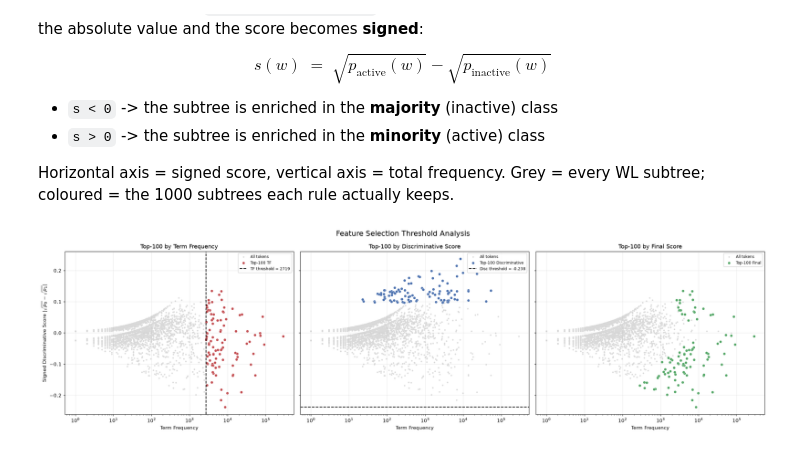
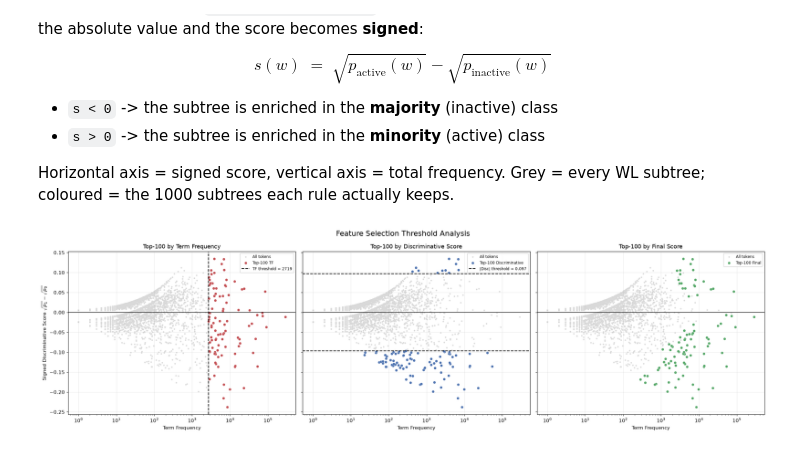
Before and after one commit to nimendra-ag/sparsegraphs_results, a Jupyter notebook: WL_design_decisions.ipynb, the cells around one changed output. Saved outputs shown, nothing was run; the diff lists cells and outputs as text; code cells hidden in the pictures.

Commit message:
class dominand trimming rule comparison image done

```diff
--- a/WL_design_decisions.ipynb
+++ b/WL_design_decisions.ipynb
@@ -433,9 +433,11 @@ ax.axvline(
     label=f"TF threshold = {tf_threshold}"
 )
 
+ax.axhline(0, color="black", linewidth=1)  # class boundary
+
 ax.set_xscale("log")
 ax.set_xlabel("Term Frequency")
-ax.set_ylabel(r"Signed Discriminative Score $|\sqrt{p_0}-\sqrt{p_1}|$")
+ax.set_ylabel(r"Signed Discriminative Score $\sqrt{p_1}-\sqrt{p_0}$")
 ax.set_title("Top-100 by Term Frequency")
 ax.legend(fontsize=8)
 
@@ -456,7 +458,7 @@ top_disc = stats.nlargest(100, "disc")
 
 ax.scatter(
     top_disc.tf,
-    top_disc.disc,
+    top_disc.signed_disc,          # signed y, so +/- both appear
     s=28,
     c="#4C72B0",
     edgecolors="white",
@@ -464,16 +466,20 @@ ax.scatter(
     label="Top-100 Discriminative"
 )
 
-# Discriminative threshold
-disc_threshold = top_disc.signed_disc.min()
+# Discriminative threshold: selecting by |score| gives two symmetric bands
+disc_threshold = top_disc.signed_disc.abs().min()
 
 ax.axhline(
     disc_threshold,
     linestyle="--",
     linewidth=1.5,
     color="black",
-    label=f"Disc threshold = {disc_threshold:.3f}"
+    label=f"|Disc| threshold = {disc_threshold:.3f}"
 )
+
+ax.axhline(-disc_threshold, linestyle="--", linewidth=1.5, color="black")
+
+ax.axhline(0, color="black", linewidth=1)  # class boundary
 
 ax.set_xscale("log")
 ax.set_xlabel("Term Frequency")
@@ -492,41 +498,36 @@ ax.scatter(
     c="#d9d9d9",
     label="All tokens"
 )
 
 top_final = stats.nlargest(100, "final")
 
 ax.scatter(
     top_final.tf,
     top_final.signed_disc,
     s=28,
     c="#55A868",
     edgecolors="white",
     linewidths=0.3,
     label="Top-100 Final"
 )
 
+ax.axhline(0, color="black", linewidth=1)  # class boundary
+
 ax.set_xscale("log")
 ax.set_xlabel("Term Frequency")
 ax.set_title("Top-100 by Final Score")
 ax.legend(fontsize=8)
 
 
 plt.suptitle(
     "Feature Selection Threshold Analysis",
     fontsize=15
 )
 
 plt.tight_layout()
 plt.show()
-
-# print(stats.assign(rank_by=lambda d: None).pipe(lambda _: pd.DataFrame({
-#     "selection": ["frequency (legacy)", "discriminative only", "final score (ours)"],
-#     "median df of top-100":  [stats.nlargest(100, c).df.median()   for c in ["tf", "disc", "final"]],
-#     "mean disc. of top-100": [stats.nlargest(100, c).disc.mean()   for c in ["tf", "disc", "final"]],
-#     "% favouring active":    [100*(stats.nlargest(100, c).favours == 1).mean() for c in ["tf", "disc", "final"]],
-# })).round(3).to_string(index=False))
 # %% [output]
-[figure, old version]
+[figure, new version]
 # %%
 stats["signed"] = np.sqrt(stats.p1) - np.sqrt(stats.p0)     # no absolute value
 N_VOCAB = 1000
```
Also changed, not shown: parts of 2 cells of this notebook.
